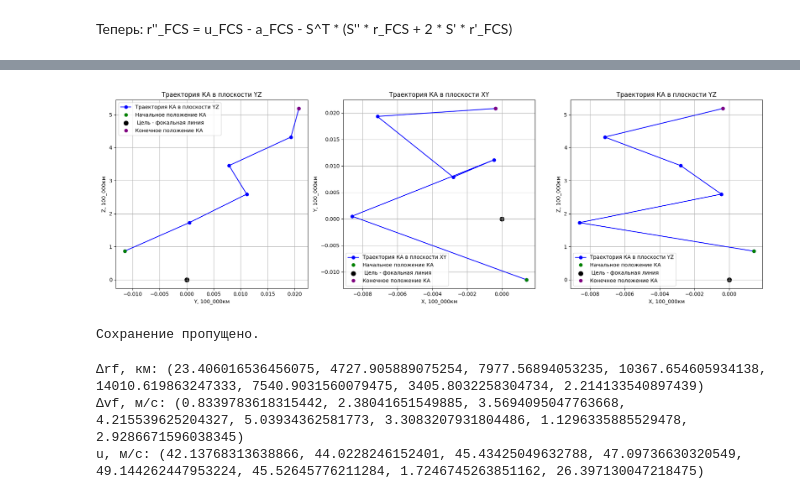
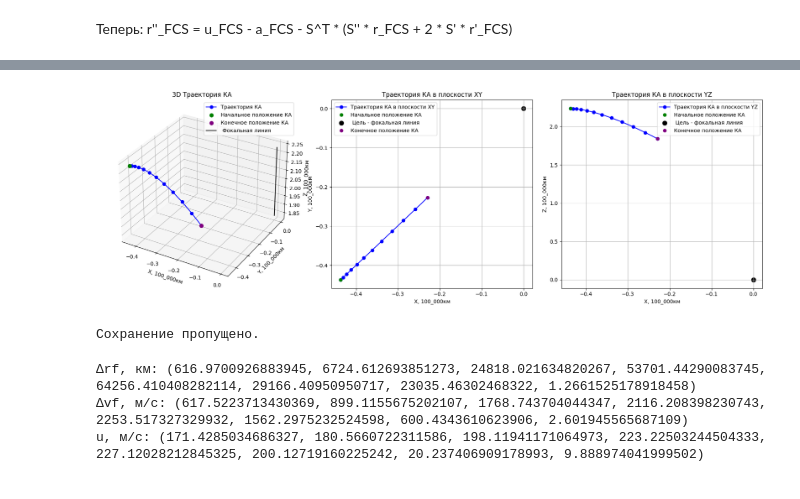
Before and after one commit to BrntD98/Lens_with_dynamics, a Jupyter notebook: Gravity_lens_dinamics.ipynb, the cells around one changed output, grey strips where cells are left out. Cells and saved outputs as stored; diff of their text form; code cells hidden in the pictures.

```diff
--- a/Gravity_lens_dinamics.ipynb
+++ b/Gravity_lens_dinamics.ipynb
@@ -290,0 +128,6 @@ env_with_dynamics = DummyVecEnv([lambda: Monitor(Environment(problem_with_dynami
+# %%
+def random_date(start, end):
+    """Генерация рандомной даты"""
+    delta = end - start
+    random_days = random.randint(0, delta.days)
+    return start + timedelta(days=random_days)
@@ -371,19 +495,19 @@ def initialize_weights_random(model):
 
 # Создание модели
 model = PPO(
-    Gravity_ActorCriticNetworks,
+    Gravity1_ActorCriticNetworks,
     env_with_dynamics,
     n_steps=10000,
     batch_size=10000,
     n_epochs=30,
     learning_rate=0.001,
     verbose=2,
-    ent_coef=0.1,
     device=device,
     tensorboard_log='Dynamics_SGLF',
     policy_kwargs={'log_std_init': -5.},
-    gamma=0.99)
+    gamma=1.0)
 
+# было policy_kwargs={'log_std_init': -5.}, ent_coef=0.1
 if init_choice == 'z':
     initialize_weights_zeros(model)
 elif init_choice == 'r':
@@ -403,3 +526,3 @@ Using cpu device
 # %%
 # Обучение модели
-#model.learn(total_timesteps=total_timesteps)
+model.learn(total_timesteps=total_timesteps)
@@ -449,7 +585,7 @@ reward_total = 0
 reward_total_array = []
 
 for i in range(n_imp):
-    action, _states = model.predict(obs, deterministic=True)
+    action, _states = model.predict(obs, deterministic=False)
     obs, rewards, dones, info = vec_env.step(action)
 
     if dones[0]:  # Если эпизод завершен
@@ -482,58 +618,47 @@ vz_array = obs_array[:, 5]
 
 # Создание графиков
 fig = plt.figure(figsize=(18, 6))
+#3D-график траектории
+ax1 = fig.add_subplot(131, projection='3d')
+ax1.plot(x_array, y_array, z_array, '-o', color='blue', label='Траектория КА')
+ax1.scatter(x_array[0], y_array[0], z_array[0], color="green", label="Начальное положение КА", s=50)
+ax1.scatter(x_array[-1], y_array[-1], z_array[-1], color="purple", label="Конечное положение КА", s=50)
+ax1.plot([0, 0], [0, 0],[np.min(z_array), np.max(z_array)], '-', color='black', label=' Фокальная линия')
+ax1.set_title('3D Траектория КА')
+ax1.set_xlabel('X, 100_000км')
+ax1.set_ylabel('Y, 100_000км')
+ax1.set_zlabel('Z, 100_000км')
+ax1.legend()
 
-# 3D-график траектории
-# ax1 = fig.add_subplot(131, projection='3d')
-# ax1.plot(x_array, y_array, z_array, '-o', color='blue', label='Траектория КА')
-# ax1.scatter(x_array[0], y_array[0], z_array[0], color="green", label="Начальное положение КА", s=50)
-# ax1.scatter(x_array[-1], y_array[-1], z_array[-1], color="purple", label="Конечное положение КА", s=50)
-# ax1.plot([0, 0], [0, 0],[np.min(z_array), np.max(z_array)], '-', color='black', label=' Фокальная линия')
-# ax1.set_title('3D Траектория КА')
-# ax1.set_xlabel('X, 100_000км')
-# ax1.set_ylabel('Y, 100_000км')
-# ax1.set_zlabel('Z, 100_000км')
-# ax1.legend()
-#2D-график в плоскости (y, z)
-ax1 = fig.add_subplot(131)
-ax1.plot(y_array, z_array, '-o', color='blue', label='Траектория КА в плоскости YZ')
-ax1.plot(y_array[0], z_array[0], 'o', color="green", label="Начальное положение КА")
-ax1.scatter([0.], [0.], color = 'black', s = 70, label = " Цель - фокальная линия")
-ax1.plot(y_array[-1], z_array[-1], 'o', color="purple", label="Конечное положение КА")
-ax1.set_title('Траектория КА в плоскости YZ')
-ax1.set_xlabel('Y, 100_000км')
-ax1.set_ylabel('Z, 100_000км')
-ax1.legend()
-ax1.grid()
 
 # 2D-график в плоскости (y, z)
 ax2 = fig.add_subplot(132)
 ax2.plot(x_array, y_array, '-o', color='blue', label='Траектория КА в плоскости XY')
 ax2.plot(x_array[0], y_array[0], 'o', color="green", label="Начальное положение КА")
 ax2.scatter([0.], [0.], color = 'black', s = 70, label = " Цель - фокальная линия")
 ax2.plot(x_array[-1], y_array[-1], 'o', color="purple", label="Конечное положение КА")
 ax2.set_title('Траектория КА в плоскости XY')
 ax2.set_xlabel('X, 100_000км')
 ax2.set_ylabel('Y, 100_000км')
 ax2.legend()
 ax2.grid()
 
 # 2D-график в плоскости (y, z)
 ax3 = fig.add_subplot(133)
 ax3.plot(x_array, z_array, '-o', color='blue', label='Траектория КА в плоскости YZ')
 ax3.plot(x_array[0], z_array[0], 'o', color="green", label="Начальное положение КА")
 ax3.scatter([0.], [0.], color = 'black', s = 70, label = " Цель - фокальная линия")
 ax3.plot(x_array[-1], z_array[-1], 'o', color="purple", label="Конечное положение КА")
 ax3.set_title('Траектория КА в плоскости YZ')
 ax3.set_xlabel('X, 100_000км')
 ax3.set_ylabel('Z, 100_000км')
 ax3.legend()
 ax3.grid()
 
 plt.tight_layout()
 plt.show()
 # %% [output]
-[figure, old version]
+[figure, new version]
 # %%
 save_choice = input("Сохранить обученные веса? ('y' - да, 'n' - нет): ").strip().lower()
 
@@ -548,7 +673,7 @@ else:
 # %% [output]
 Сохранение пропущено.
 # %%
-num_episodes = 5000  #???
+num_episodes = 1000  #???
 
 initial_distances = []
 final_distances = []
@@ -604,9 +729,9 @@ print('∆rf, км:', statistics(delta_r_f))
 print('∆vf, м/с:', (statistics(delta_v_f)))
 print('u, м/с:', statistics(u_total))
 # %% [output]
-∆rf, км: (23.406016536456075, 4727.905889075254, 7977.56894053235, 10367.654605934138, 14010.619863247333, 7540.9031560079475, 3405.8032258304734, 2.214133540897439)
-∆vf, м/с: (0.8339783618315442, 2.38041651549885, 3.5694095047763668, 4.215539625204327, 5.03934362581773, 3.3083207931804486, 1.1296335885529478, 2.9286671596038345)
-u, м/с: (42.13768313638866, 44.0228246152401, 45.43425049632788, 47.09736630320549, 49.144262447953224, 45.52645776211284, 1.7246745263851162, 26.397130047218475)
+∆rf, км: (616.9700926883945, 6724.612693851273, 24818.021634820267, 53701.44290083745, 64256.410408282114, 29166.40950950717, 23035.46302468322, 1.2661525178918458)
+∆vf, м/с: (617.5223713430369, 899.1155675202107, 1768.743704044347, 2116.208398230743, 2253.517327329932, 1562.2975232524598, 600.4343610623906, 2.601945565687109)
+u, м/с: (171.4285034686327, 180.5660722311586, 198.11941171064973, 223.22503244504333, 227.12028212845325, 200.12719160225242, 20.237406909178993, 9.888974041999502)
 # %%
 x = np.linspace(0, 1, 100)
 y = x
```
Also changed, not shown: parts of 15 cells of this notebook, 33 other files.
